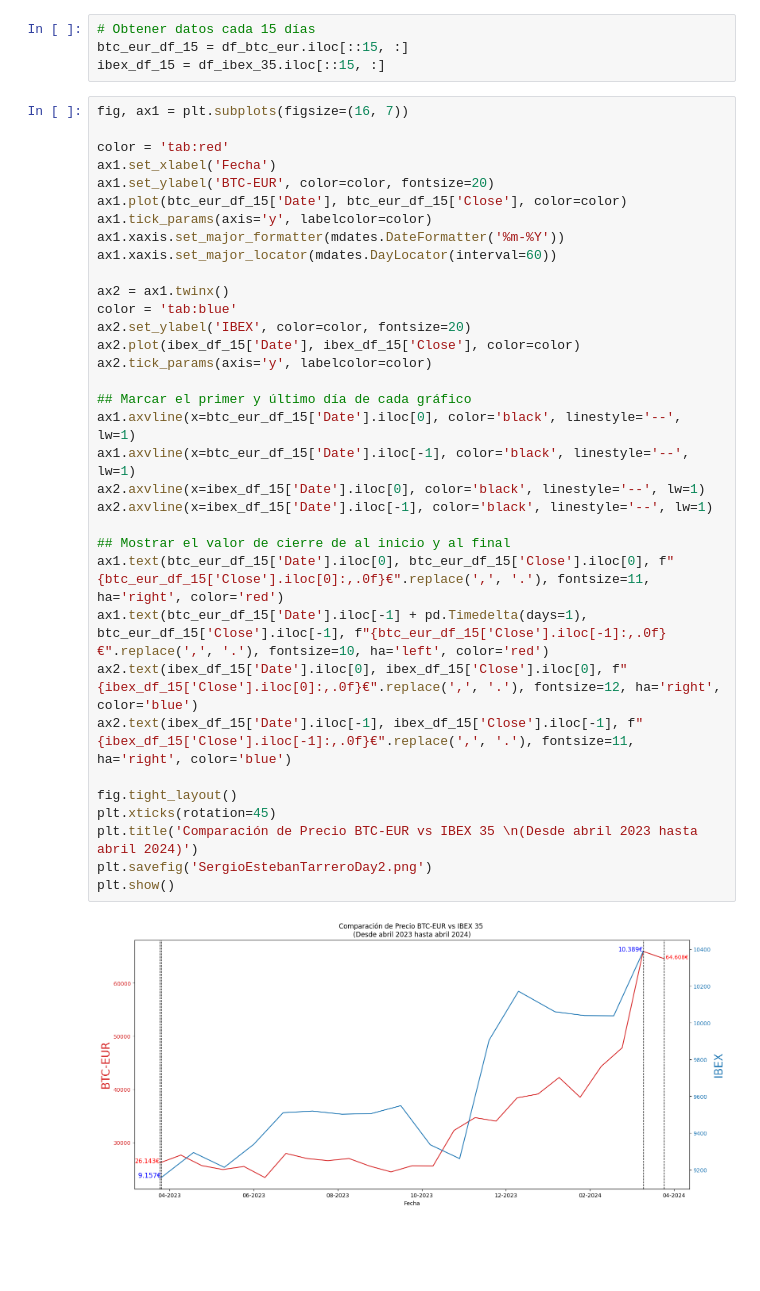
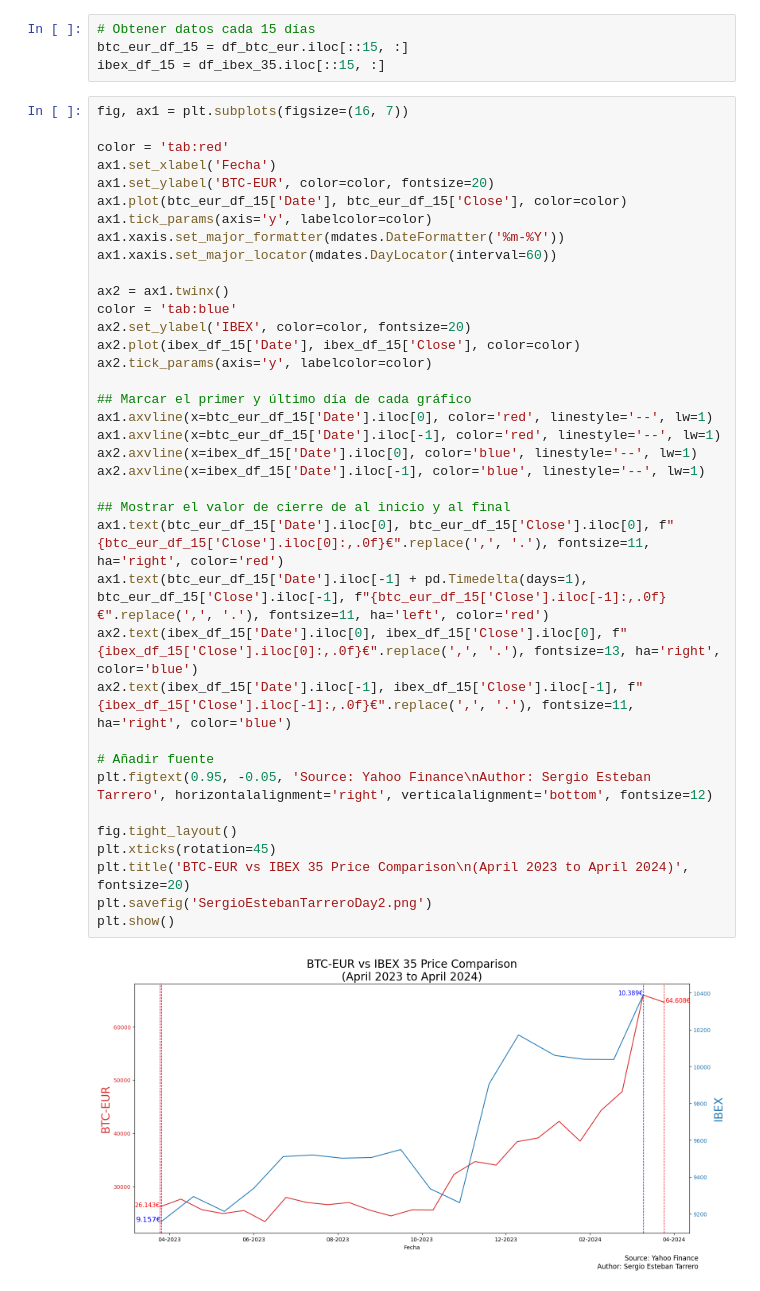
Before and after one commit to scullen99/30DayChartChallenge, a Jupyter notebook: 2_Day_Chart/2.ipynb, the cells around one changed output. Saved outputs shown, nothing was run; the diff lists cells and outputs as text; blank space fills up the shorter version.

```diff
--- a/2_Day_Chart/2.ipynb
+++ b/2_Day_Chart/2.ipynb
@@ -83,36 +83,39 @@ ibex_df_15 = df_ibex_35.iloc[::15, :]
 # %%
 fig, ax1 = plt.subplots(figsize=(16, 7))
 
 color = 'tab:red'
 ax1.set_xlabel('Fecha')
 ax1.set_ylabel('BTC-EUR', color=color, fontsize=20)
 ax1.plot(btc_eur_df_15['Date'], btc_eur_df_15['Close'], color=color)
 ax1.tick_params(axis='y', labelcolor=color)
 ax1.xaxis.set_major_formatter(mdates.DateFormatter('%m-%Y'))
 ax1.xaxis.set_major_locator(mdates.DayLocator(interval=60))
 
 ax2 = ax1.twinx()
 color = 'tab:blue'
 ax2.set_ylabel('IBEX', color=color, fontsize=20)
 ax2.plot(ibex_df_15['Date'], ibex_df_15['Close'], color=color)
 ax2.tick_params(axis='y', labelcolor=color)
 
 ## Marcar el primer y último día de cada gráfico
-ax1.axvline(x=btc_eur_df_15['Date'].iloc[0], color='black', linestyle='--', lw=1)
-ax1.axvline(x=btc_eur_df_15['Date'].iloc[-1], color='black', linestyle='--', lw=1)
-ax2.axvline(x=ibex_df_15['Date'].iloc[0], color='black', linestyle='--', lw=1)
-ax2.axvline(x=ibex_df_15['Date'].iloc[-1], color='black', linestyle='--', lw=1)
+ax1.axvline(x=btc_eur_df_15['Date'].iloc[0], color='red', linestyle='--', lw=1)
+ax1.axvline(x=btc_eur_df_15['Date'].iloc[-1], color='red', linestyle='--', lw=1)
+ax2.axvline(x=ibex_df_15['Date'].iloc[0], color='blue', linestyle='--', lw=1)
+ax2.axvline(x=ibex_df_15['Date'].iloc[-1], color='blue', linestyle='--', lw=1)
 
 ## Mostrar el valor de cierre de al inicio y al final
 ax1.text(btc_eur_df_15['Date'].iloc[0], btc_eur_df_15['Close'].iloc[0], f"{btc_eur_df_15['Close'].iloc[0]:,.0f}€".replace(',', '.'), fontsize=11, ha='right', color='red')
-ax1.text(btc_eur_df_15['Date'].iloc[-1] + pd.Timedelta(days=1), btc_eur_df_15['Close'].iloc[-1], f"{btc_eur_df_15['Close'].iloc[-1]:,.0f}€".replace(',', '.'), fontsize=10, ha='left', color='red')
-ax2.text(ibex_df_15['Date'].iloc[0], ibex_df_15['Close'].iloc[0], f"{ibex_df_15['Close'].iloc[0]:,.0f}€".replace(',', '.'), fontsize=12, ha='right', color='blue')
+ax1.text(btc_eur_df_15['Date'].iloc[-1] + pd.Timedelta(days=1), btc_eur_df_15['Close'].iloc[-1], f"{btc_eur_df_15['Close'].iloc[-1]:,.0f}€".replace(',', '.'), fontsize=11, ha='left', color='red')
+ax2.text(ibex_df_15['Date'].iloc[0], ibex_df_15['Close'].iloc[0], f"{ibex_df_15['Close'].iloc[0]:,.0f}€".replace(',', '.'), fontsize=13, ha='right', color='blue')
 ax2.text(ibex_df_15['Date'].iloc[-1], ibex_df_15['Close'].iloc[-1], f"{ibex_df_15['Close'].iloc[-1]:,.0f}€".replace(',', '.'), fontsize=11, ha='right', color='blue')
+
+# Añadir fuente
+plt.figtext(0.95, -0.05, 'Source: Yahoo Finance\nAuthor: Sergio Esteban Tarrero', horizontalalignment='right', verticalalignment='bottom', fontsize=12)
 
 fig.tight_layout()
 plt.xticks(rotation=45)
-plt.title('Comparación de Precio BTC-EUR vs IBEX 35 \n(Desde abril 2023 hasta abril 2024)')
+plt.title('BTC-EUR vs IBEX 35 Price Comparison\n(April 2023 to April 2024)', fontsize=20)
 plt.savefig('SergioEstebanTarreroDay2.png')
 plt.show()
 # %% [output]
-[figure, old version]
+[figure, new version]
```
Also changed, not shown: parts of 1 cell of this notebook.
